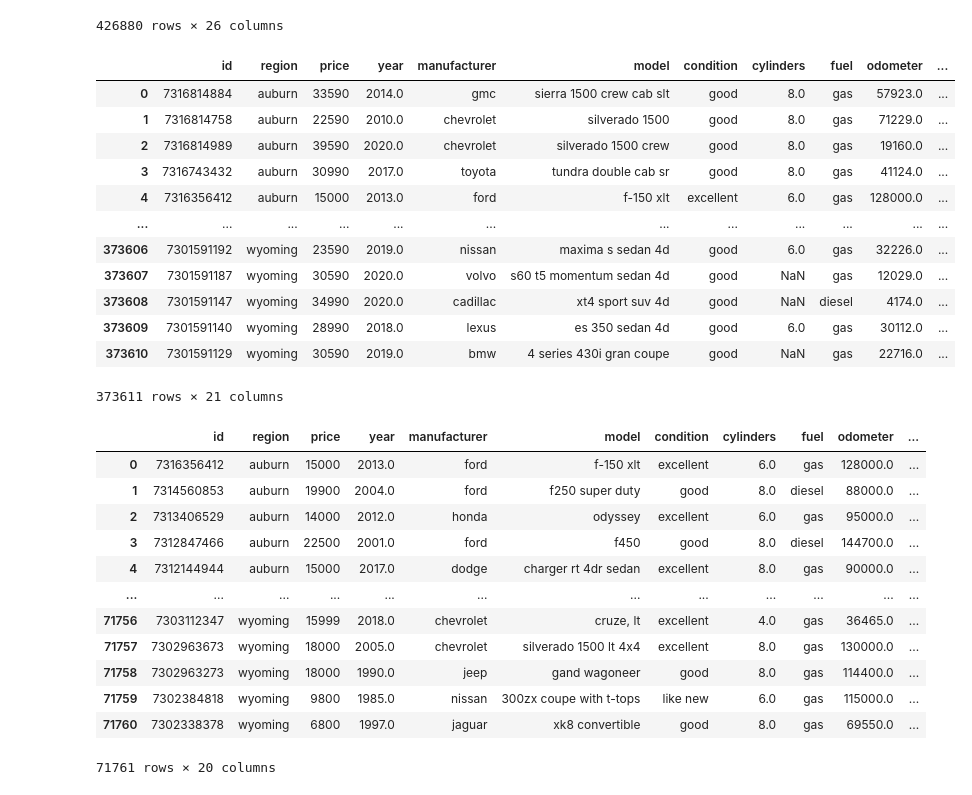
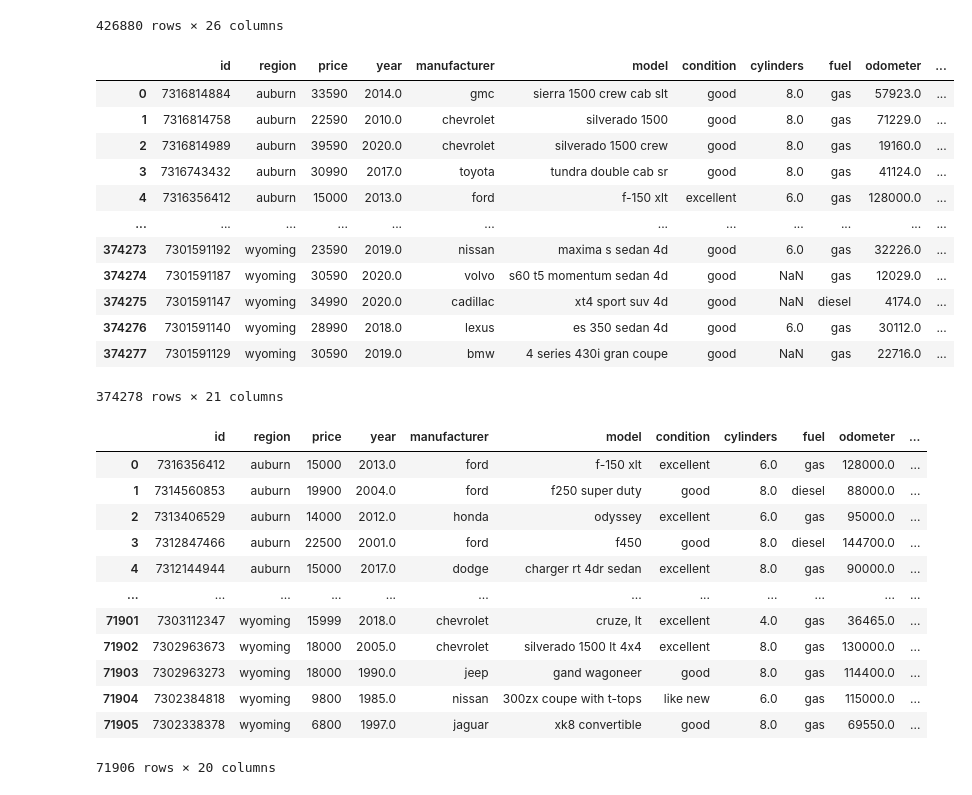
Before and after one commit to jzhao0626/Used-Car-Deal-Ologist, a Jupyter notebook: Clean_Data.ipynb, the cells around one changed output. Drawn from its saved outputs; the diff is of its cells as text; code cells hidden in the pictures.

```diff
--- a/Clean_Data.ipynb
+++ b/Clean_Data.ipynb
@@ -30,25 +43,50 @@ def remove_outlier(df, col_name):
 # %%
 def format_cylinders_column(cylinders):
+    """
+    convert the cylinders column from ['10 cylinders', '8 cylinders', ...] to just the values
+    """
+    # if the number is a float,
+    # it is probably a not a number
     if (type(cylinders) == float):
         return ""
+    # if the count other, return zero
     if (cylinders == "other"):
         return "0"
+    #
     return cylinders.replace(" cylinders", "")
 # %%
 def clean_used_cars_data(df):
+    # remove the cars with zero price
     df = df[df["price"] != 0]
+    # remove the cars with one dollar price,
+    # looks like there were tons of cars being
+    # sold for one dollar, and skews our data.
+    # there is a great discussion to be had over if
+    # we want to add price under $100 for instance
+    # to the filtering.
     df = df[df["price"] != 1]
+    # remove the price outliers, someone put their
+    # phone number as the price lol
     df = remove_outlier(df, "price")
+    # remove the price outliers, people be putting
+    # millions here for cars less than a year old...
     df = remove_outlier(df, "odometer")
 
+    # convert to datetime
     df["posting_date"] = pd.to_datetime(df["posting_date"], infer_datetime_format=True)
+
+    # format the string to numbers
     df["cylinders"] = df["cylinders"].apply(format_cylinders_column)
     df["cylinders"] = pd.to_numeric(df["cylinders"], errors='coerce')
 
+    # remove the salvage cars
     df = df[df["condition"] != "salvage"]
+    # remove the titles salvage cars, parts only
     df = df[df["title_status"] != "salvage"]
-    df = df[df["title_status"] != "missing"]
     df = df[df["title_status"] != "parts only"]
+    # thinking this is a good idea to keep in
+    #df = df[df["title_status"] != "missing"]
+
     return df.reset_index(drop=True)
 # %%
 # Read the raw data
@@ -88,44 +126,45 @@ selected_features = [
     "odometer",
     "title_status",
     "transmission",
 #     "VIN",
     "drive",
     "size",
     "type",
     "paint_color",
 #     "image_url",
 #     "description",
     "county",
     "state",
     "lat",
     "long",
     "posting_date",
 ]
 
 # just in case we remove the selected feature in testing
 if target_feature not in selected_features:
     selected_features.append(target_feature)
 
 # select the features we need, and rop the null columns and null rows
-clean_with_nulls_df = clean_used_cars_data(raw_df)[selected_features]
-clean_with_nulls_df.to_csv("clean-with-nulls-testing-data.csv", index=False)
-clean_with_nulls_df
+training_df_with_nulls = clean_used_cars_data(raw_df)[selected_features]
+training_df_with_nulls.to_csv("clean-testing-data-with-nulls.csv", index=False)
+training_df_with_nulls
 # %% [output]
 |  | id | region | price | year | manufacturer | model | condition | cylinders | fuel | odometer | ... |
 | 0 | 7316814884 | auburn | 33590 | 2014.0 | gmc | sierra 1500 crew cab slt | good | 8.0 | gas | 57923.0 | ... |
 | 1 | 7316814758 | auburn | 22590 | 2010.0 | chevrolet | silverado 1500 | good | 8.0 | gas | 71229.0 | ... |
 | 2 | 7316814989 | auburn | 39590 | 2020.0 | chevrolet | silverado 1500 crew | good | 8.0 | gas | 19160.0 | ... |
 | 3 | 7316743432 | auburn | 30990 | 2017.0 | toyota | tundra double cab sr | good | 8.0 | gas | 41124.0 | ... |
 | 4 | 7316356412 | auburn | 15000 | 2013.0 | ford | f-150 xlt | excellent | 6.0 | gas | 128000.0 | ... |
 | ... | ... | ... | ... | ... | ... | ... | ... | ... | ... | ... | ... |
-| 373606 | 7301591192 | wyoming | 23590 | 2019.0 | nissan | maxima s sedan 4d | good | 6.0 | gas | 32226.0 | ... |
-| 373607 | 7301591187 | wyoming | 30590 | 2020.0 | volvo | s60 t5 momentum sedan 4d | good | NaN | gas | 12029.0 | ... |
-| 373608 | 7301591147 | wyoming | 34990 | 2020.0 | cadillac | xt4 sport suv 4d | good | NaN | diesel | 4174.0 | ... |
-| 373609 | 7301591140 | wyoming | 28990 | 2018.0 | lexus | es 350 sedan 4d | good | 6.0 | gas | 30112.0 | ... |
-| 373610 | 7301591129 | wyoming | 30590 | 2019.0 | bmw | 4 series 430i gran coupe | good | NaN | gas | 22716.0 | ... |
+| 374273 | 7301591192 | wyoming | 23590 | 2019.0 | nissan | maxima s sedan 4d | good | 6.0 | gas | 32226.0 | ... |
+| 374274 | 7301591187 | wyoming | 30590 | 2020.0 | volvo | s60 t5 momentum sedan 4d | good | NaN | gas | 12029.0 | ... |
+| 374275 | 7301591147 | wyoming | 34990 | 2020.0 | cadillac | xt4 sport suv 4d | good | NaN | diesel | 4174.0 | ... |
+| 374276 | 7301591140 | wyoming | 28990 | 2018.0 | lexus | es 350 sedan 4d | good | 6.0 | gas | 30112.0 | ... |
+| 374277 | 7301591129 | wyoming | 30590 | 2019.0 | bmw | 4 series 430i gran coupe | good | NaN | gas | 22716.0 | ... |
-373611 rows × 21 columns
+374278 rows × 21 columns
 # %%
-training_df = clean_with_nulls_df.dropna(axis="columns", how="all").dropna().reset_index(drop=True)
+# drop all the null columns and values
+training_df = training_df_with_nulls.dropna(axis="columns", how="all").dropna().reset_index(drop=True)
 training_df.to_csv("clean-testing-data.csv", index=False)
 training_df
 # %% [output]
@@ -136,12 +175,12 @@ training_df
 | 3 | 7312847466 | auburn | 22500 | 2001.0 | ford | f450 | good | 8.0 | diesel | 144700.0 | ... |
 | 4 | 7312144944 | auburn | 15000 | 2017.0 | dodge | charger rt 4dr sedan | excellent | 8.0 | gas | 90000.0 | ... |
 | ... | ... | ... | ... | ... | ... | ... | ... | ... | ... | ... | ... |
-| 71756 | 7303112347 | wyoming | 15999 | 2018.0 | chevrolet | cruze, lt | excellent | 4.0 | gas | 36465.0 | ... |
-| 71757 | 7302963673 | wyoming | 18000 | 2005.0 | chevrolet | silverado 1500 lt 4x4 | excellent | 8.0 | gas | 130000.0 | ... |
-| 71758 | 7302963273 | wyoming | 18000 | 1990.0 | jeep | gand wagoneer | good | 8.0 | gas | 114400.0 | ... |
-| 71759 | 7302384818 | wyoming | 9800 | 1985.0 | nissan | 300zx coupe with t-tops | like new | 6.0 | gas | 115000.0 | ... |
-| 71760 | 7302338378 | wyoming | 6800 | 1997.0 | jaguar | xk8 convertible | good | 8.0 | gas | 69550.0 | ... |
+| 71901 | 7303112347 | wyoming | 15999 | 2018.0 | chevrolet | cruze, lt | excellent | 4.0 | gas | 36465.0 | ... |
+| 71902 | 7302963673 | wyoming | 18000 | 2005.0 | chevrolet | silverado 1500 lt 4x4 | excellent | 8.0 | gas | 130000.0 | ... |
+| 71903 | 7302963273 | wyoming | 18000 | 1990.0 | jeep | gand wagoneer | good | 8.0 | gas | 114400.0 | ... |
+| 71904 | 7302384818 | wyoming | 9800 | 1985.0 | nissan | 300zx coupe with t-tops | like new | 6.0 | gas | 115000.0 | ... |
+| 71905 | 7302338378 | wyoming | 6800 | 1997.0 | jaguar | xk8 convertible | good | 8.0 | gas | 69550.0 | ... |
-71761 rows × 20 columns
+71906 rows × 20 columns
 # %%
 display_df_info(training_df)
 # %% [output]
```
Also changed, not shown: parts of 3 cells of this notebook.
